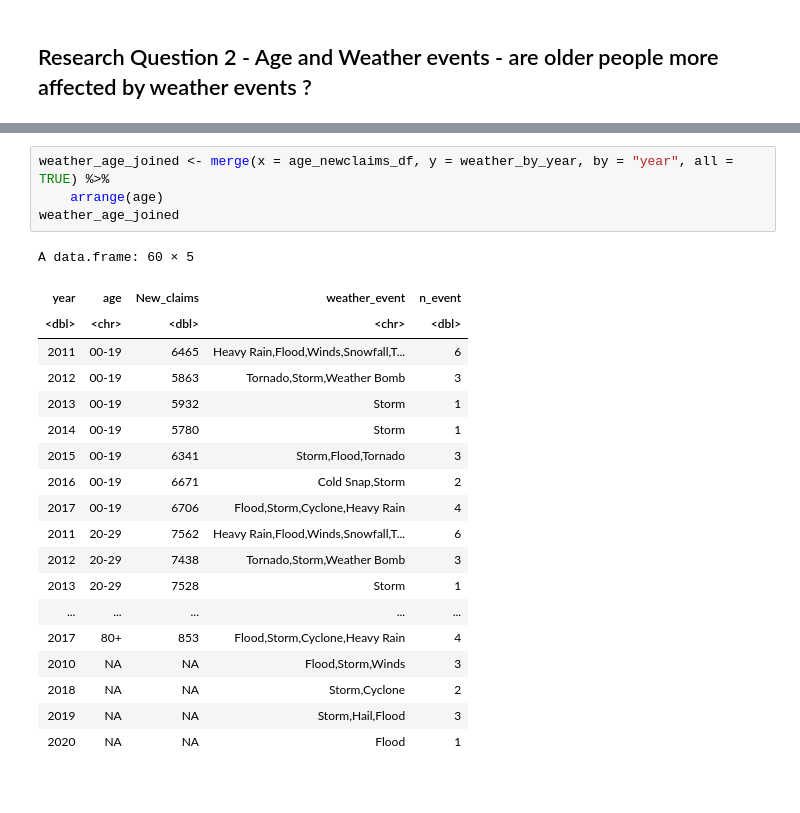
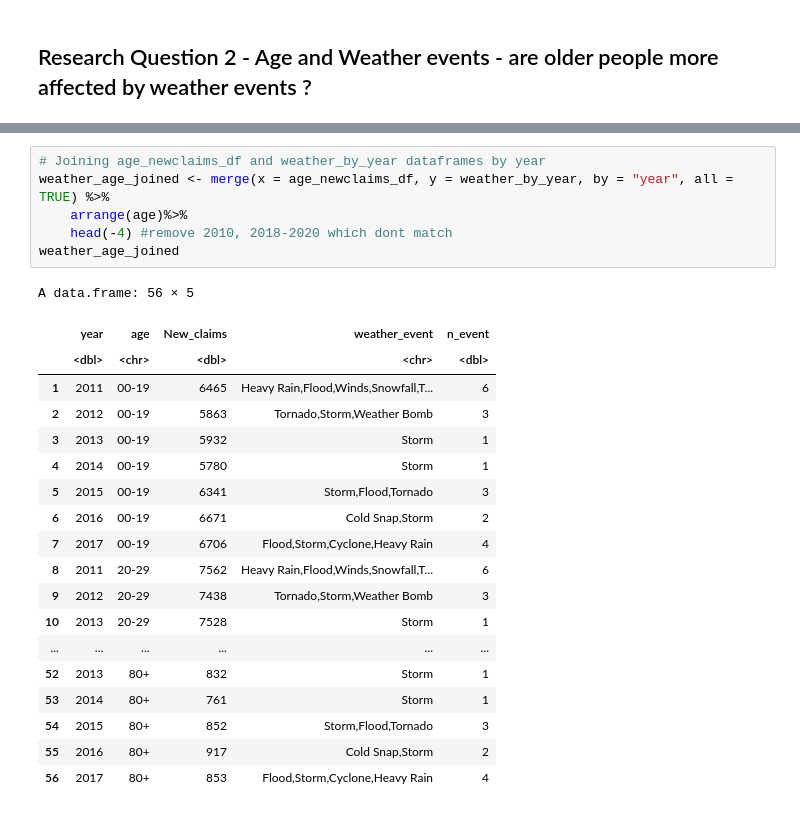
Before and after one commit to oscar-uc/DATA244_group_project, a Jupyter notebook: Joining/Joining.ipynb, the cells around one changed output, grey strips where cells are left out. Saved outputs shown, nothing was run; the diff lists cells and outputs as text.

```diff
--- a/Joining/Joining.ipynb
+++ b/Joining/Joining.ipynb
@@ -263,24 +259,26 @@ A tibble: 11 × 3
 # %%
+# Joining age_newclaims_df and weather_by_year dataframes by year
 weather_age_joined <- merge(x = age_newclaims_df, y = weather_by_year, by = "year", all = TRUE) %>%
-    arrange(age)
+    arrange(age)%>%
+    head(-4) #remove 2010, 2018-2020 which dont match
 weather_age_joined
 # %% [output]
-A data.frame: 60 × 5
+A data.frame: 56 × 5
-| year | age | New_claims | weather_event | n_event |
-| <dbl> | <chr> | <dbl> | <chr> | <dbl> |
-| 2011 | 00-19 | 6465 | Heavy Rain,Flood,Winds,Snowfall,T... | 6 |
-| 2012 | 00-19 | 5863 | Tornado,Storm,Weather Bomb | 3 |
-| 2013 | 00-19 | 5932 | Storm | 1 |
-| 2014 | 00-19 | 5780 | Storm | 1 |
-| 2015 | 00-19 | 6341 | Storm,Flood,Tornado | 3 |
-| 2016 | 00-19 | 6671 | Cold Snap,Storm | 2 |
-| 2017 | 00-19 | 6706 | Flood,Storm,Cyclone,Heavy Rain | 4 |
-| 2011 | 20-29 | 7562 | Heavy Rain,Flood,Winds,Snowfall,T... | 6 |
-| 2012 | 20-29 | 7438 | Tornado,Storm,Weather Bomb | 3 |
-| 2013 | 20-29 | 7528 | Storm | 1 |
-| ... | ... | ... | ... | ... |
-| 2017 | 80+ | 853 | Flood,Storm,Cyclone,Heavy Rain | 4 |
-| 2010 | NA | NA | Flood,Storm,Winds | 3 |
-| 2018 | NA | NA | Storm,Cyclone | 2 |
-| 2019 | NA | NA | Storm,Hail,Flood | 3 |
-| 2020 | NA | NA | Flood | 1 |
+|  | year | age | New_claims | weather_event | n_event |
+|  | <dbl> | <chr> | <dbl> | <chr> | <dbl> |
+| 1 | 2011 | 00-19 | 6465 | Heavy Rain,Flood,Winds,Snowfall,T... | 6 |
+| 2 | 2012 | 00-19 | 5863 | Tornado,Storm,Weather Bomb | 3 |
+| 3 | 2013 | 00-19 | 5932 | Storm | 1 |
+| 4 | 2014 | 00-19 | 5780 | Storm | 1 |
+| 5 | 2015 | 00-19 | 6341 | Storm,Flood,Tornado | 3 |
+| 6 | 2016 | 00-19 | 6671 | Cold Snap,Storm | 2 |
+| 7 | 2017 | 00-19 | 6706 | Flood,Storm,Cyclone,Heavy Rain | 4 |
+| 8 | 2011 | 20-29 | 7562 | Heavy Rain,Flood,Winds,Snowfall,T... | 6 |
+| 9 | 2012 | 20-29 | 7438 | Tornado,Storm,Weather Bomb | 3 |
+| 10 | 2013 | 20-29 | 7528 | Storm | 1 |
+| ... | ... | ... | ... | ... | ... |
+| 52 | 2013 | 80+ | 832 | Storm | 1 |
+| 53 | 2014 | 80+ | 761 | Storm | 1 |
+| 54 | 2015 | 80+ | 852 | Storm,Flood,Tornado | 3 |
+| 55 | 2016 | 80+ | 917 | Cold Snap,Storm | 2 |
+| 56 | 2017 | 80+ | 853 | Flood,Storm,Cyclone,Heavy Rain | 4 |
```
Also changed, not shown: parts of 27 cells of this notebook, 5 other files.
